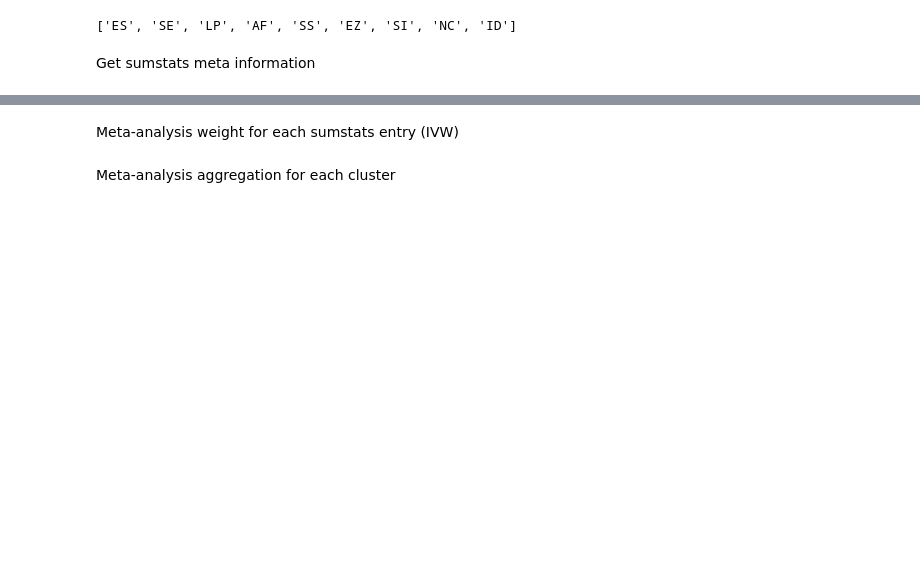
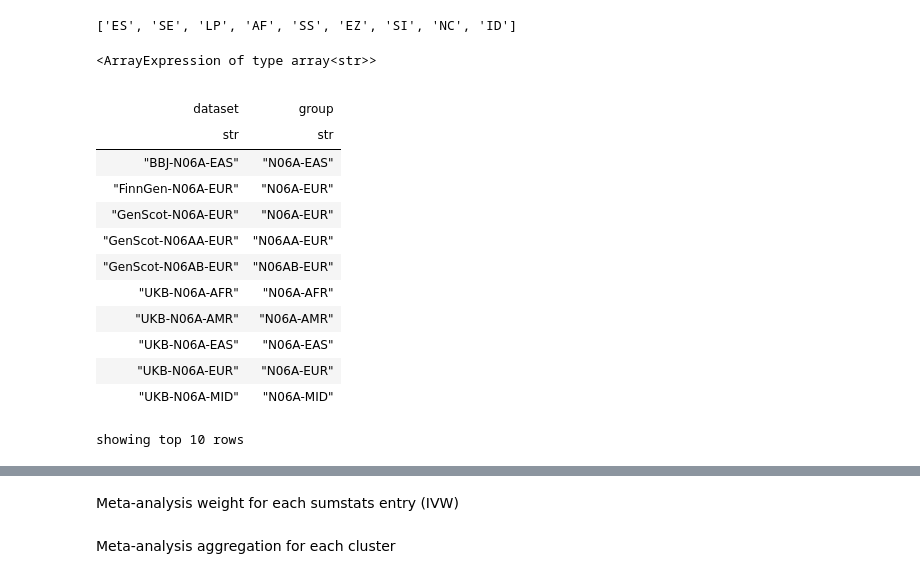
Before and after one commit to ccbs-stradl/antidep-gwas, a Jupyter notebook: meta.ipynb, the cells around one changed output, grey strips where cells are left out. Saved outputs shown, nothing was run; the diff lists cells and outputs as text; code cells hidden in the pictures; blank space fills up the shorter version.

```diff
--- a/meta.ipynb
+++ b/meta.ipynb
@@ -51,5 +31,3 @@ gw = functools.reduce(lambda mt1, mt2: mt1.union_cols(mt2, row_join_type = "oute
 list(gw.entry)
 # %% [output]
 ['ES', 'SE', 'LP', 'AF', 'SS', 'EZ', 'SI', 'NC', 'ID']
-# %% [markdown]
-Get sumstats meta information
@@ -58 +34,30 @@ meta = hl.import_table("sumstats.csv", delimiter=",", key="cohort")
+# %%
+gw.s.split("-")
+# %% [output]
+<ArrayExpression of type array<str>>
+# %%
+samples = gw.s.collect()
+meta_df = pd.DataFrame(
+    {
+    "dataset": samples,
+    "group": ["-".join(s.split('-')[1:3]) for s in samples]
+    }
+)
+meta_t = hl.Table.from_pandas(samples_datasets_df, key="dataset")
+meta_t.show()
+# %% [output]
+|  |  |
+| dataset | group |
+| str | str |
+| "BBJ-N06A-EAS" | "N06A-EAS" |
+| "FinnGen-N06A-EUR" | "N06A-EUR" |
+| "GenScot-N06A-EUR" | "N06A-EUR" |
+| "GenScot-N06AA-EUR" | "N06AA-EUR" |
+| "GenScot-N06AB-EUR" | "N06AB-EUR" |
+| "UKB-N06A-AFR" | "N06A-AFR" |
+| "UKB-N06A-AMR" | "N06A-AMR" |
+| "UKB-N06A-EAS" | "N06A-EAS" |
+| "UKB-N06A-EUR" | "N06A-EUR" |
+| "UKB-N06A-MID" | "N06A-MID" |
+showing top 10 rows
 # %% [markdown]
```
Also changed, not shown: parts of 16 cells of this notebook.
